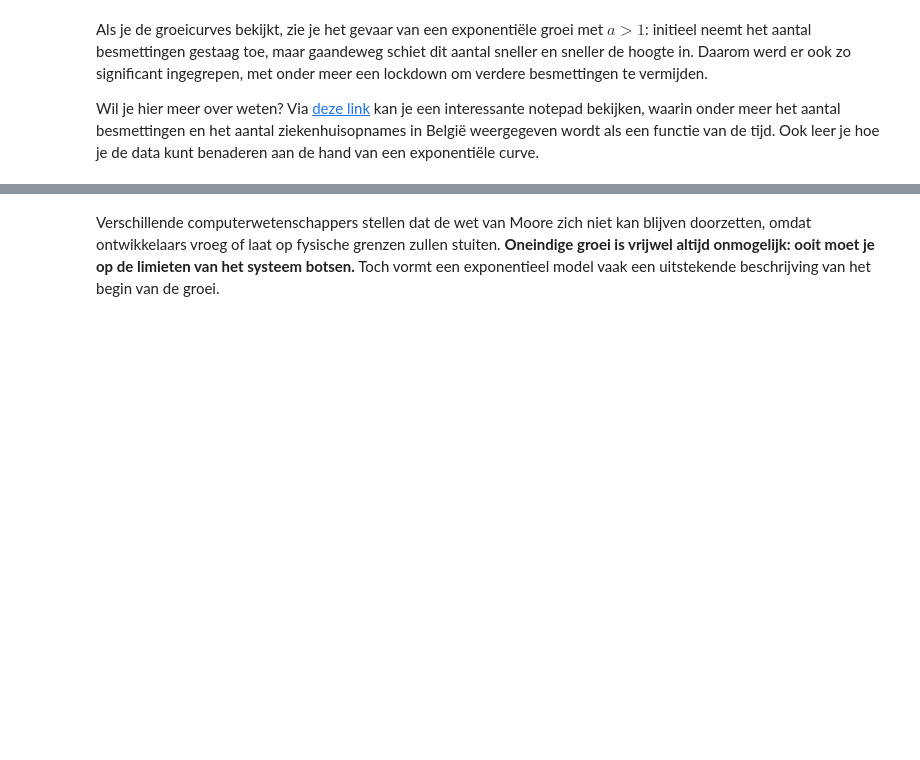
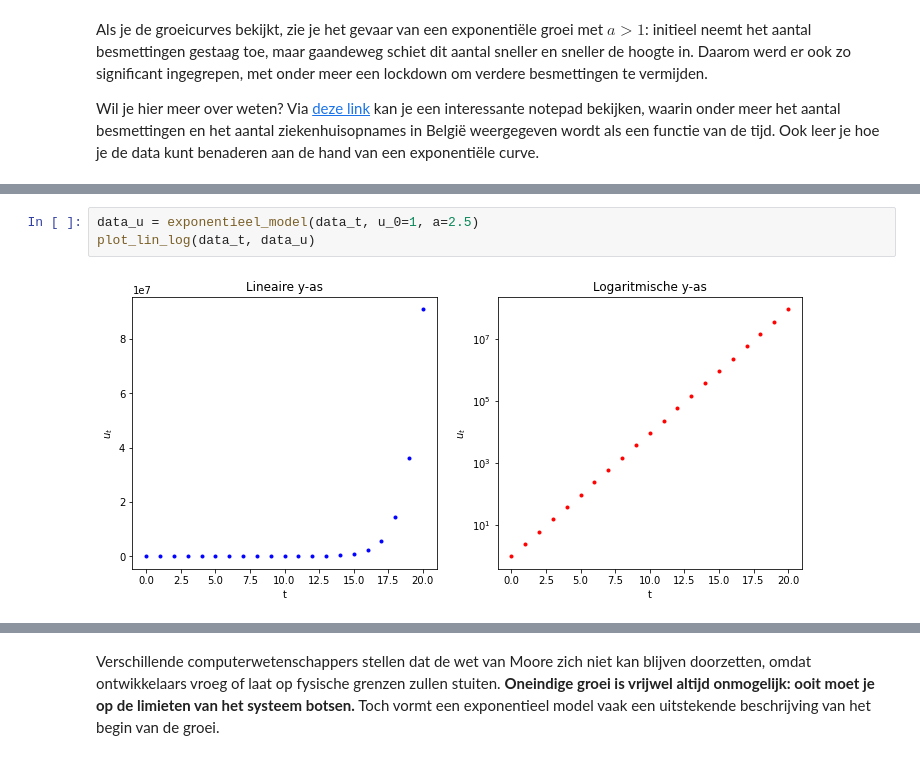
Before and after one commit to jvdrhoof/Insects, a Jupyter notebook: hoofdstuk_1.ipynb, the cells around one changed output, grey strips where cells are left out. Saved outputs shown, nothing was run; the diff lists cells and outputs as text; blank space fills up the shorter version.

```diff
--- a/hoofdstuk_1.ipynb
+++ b/hoofdstuk_1.ipynb
@@ -355 +436,6 @@ In de linkse figuur wordt een lineaire as gebruikt, in de rechtse figuur een log
+# %%
+data_u = exponentieel_model(data_t, u_0=1, a=2.5)
+plot_lin_log(data_t, data_u)
+# %% [output]
+[figure, added]
 # %% [markdown]
```
Also changed, not shown: parts of 40 cells of this notebook, 3 other files.
